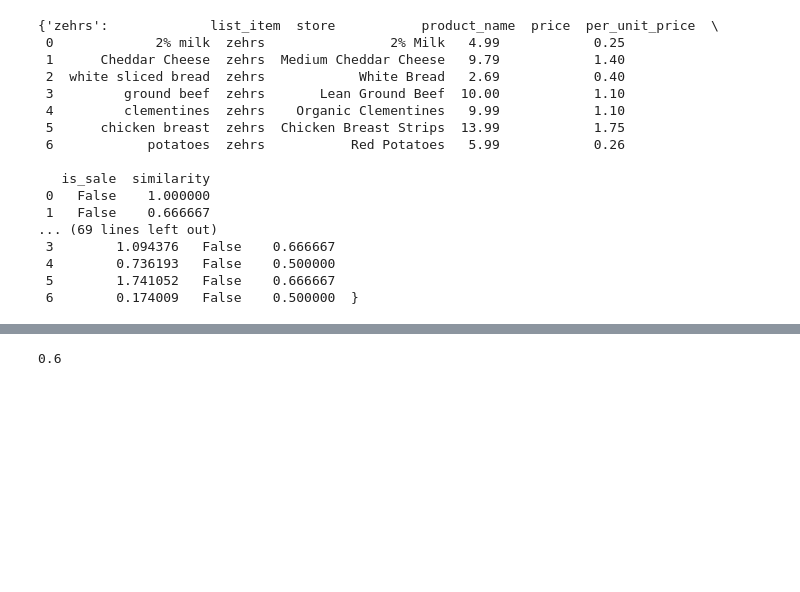
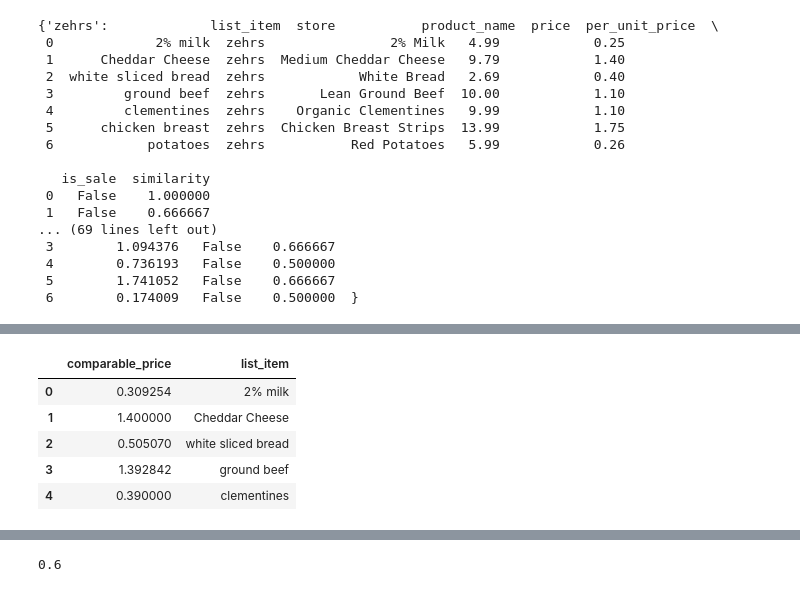
Before and after one commit to caitlan-krasinski/grocery-store-backend, a Jupyter notebook: 2_store_comb.ipynb, the cells around one changed output, grey strips where cells are left out. Drawn from its saved outputs; the diff is of its cells as text; code cells hidden in the pictures; blank space fills up the shorter version.

```diff
--- a/2_store_comb.ipynb
+++ b/2_store_comb.ipynb
@@ -147,11 +158,27 @@ list(combinations(results_dict.keys(), 2))
 # %%
+out = pd.data_frame()
+
 possibilities = list(combinations(results_dict.keys(), 2))
 for combs in possibilities:
     for item in grocery_list:
-        results_dict
+        df1 = pd.read_csv('search_output/valu_mart_results.csv')
+        df2 = pd.read_csv('search_output/freshco_results.csv')
 # %%
-def lowest_price(df1, df2, column_name):
+def choose_lowest(df1, df2, column_name):
     # Create a new DataFrame with the minimum value of the column for each row
     df = pd.DataFrame(columns=[column_name])
+    df['list_item'] = df1.list_item
     df[column_name] = df1[column_name].combine(df2[column_name], min)
     return df
+
+df1 = pd.read_csv('search_output/valu_mart_results.csv')
+df2 = pd.read_csv('search_output/freshco_results.csv')
+
+choose_lowest(df1, df2, 'comparable_price')
+# %% [output]
+|  | comparable_price | list_item |
+| 0 | 0.309254 | 2% milk |
+| 1 | 1.400000 | Cheddar Cheese |
+| 2 | 0.505070 | white sliced bread |
+| 3 | 1.392842 | ground beef |
+| 4 | 0.390000 | clementines |
```
Also changed, not shown: parts of 10 cells of this notebook, 9 other files.
